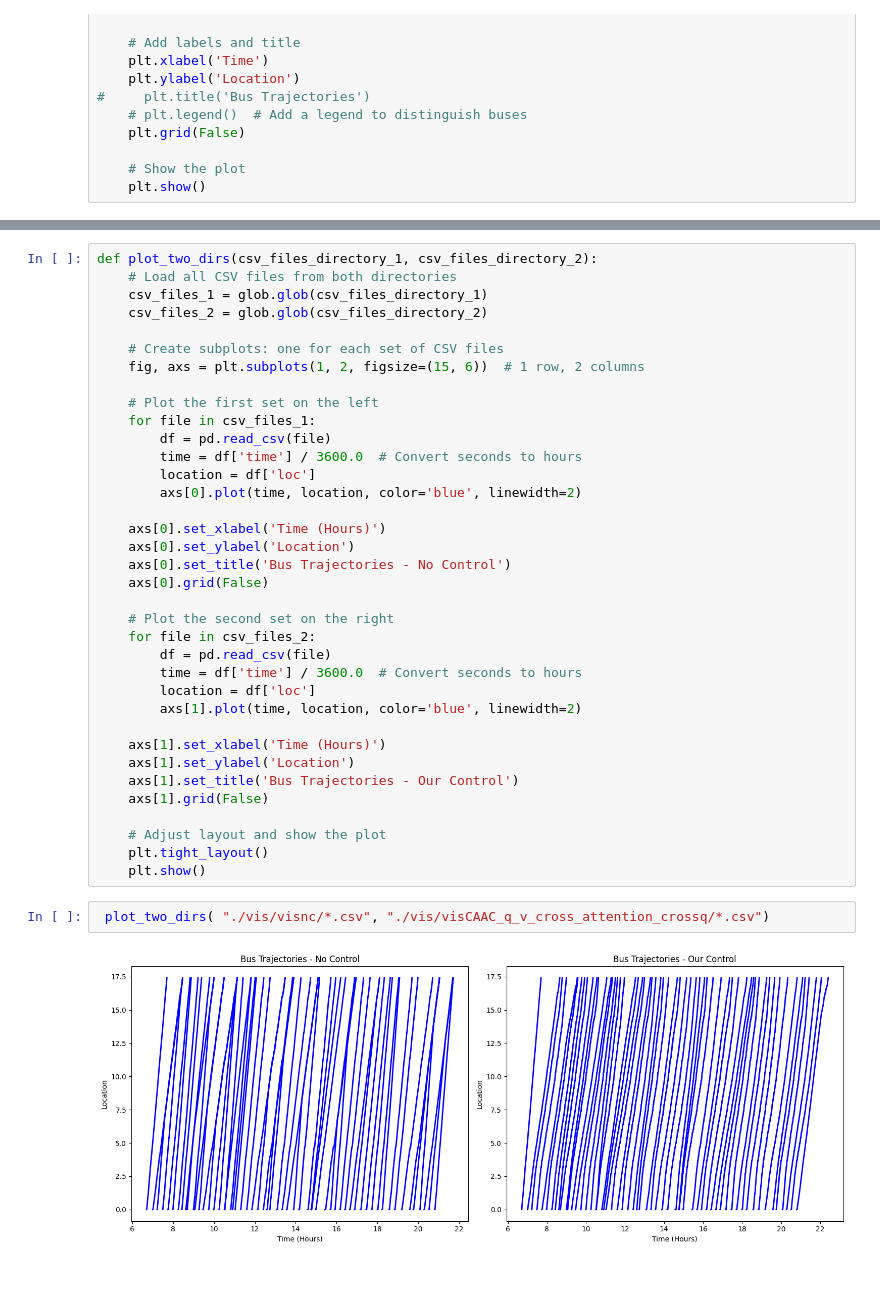
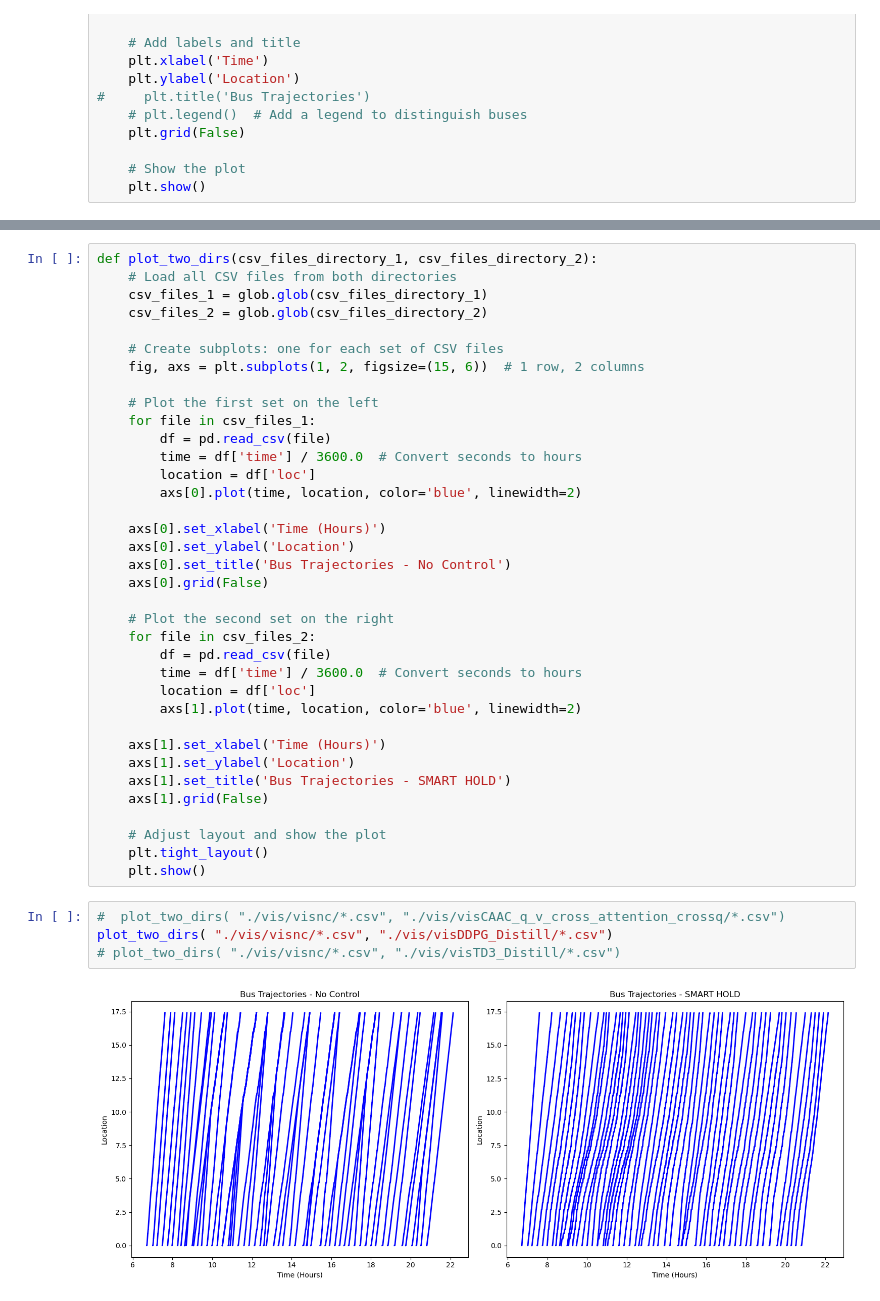
Before and after one commit to bonny2016/marl-bus-control, a Jupyter notebook: bus-trace.ipynb, the cells around one changed output, grey strips where cells are left out. Cells and saved outputs as stored; diff of their text form.

```diff
--- a/bus-trace.ipynb
+++ b/bus-trace.ipynb
@@ -75,13 +75,15 @@ def plot_two_dirs(csv_files_directory_1, csv_files_directory_2):
 
     axs[1].set_xlabel('Time (Hours)')
     axs[1].set_ylabel('Location')
-    axs[1].set_title('Bus Trajectories - Our Control')
+    axs[1].set_title('Bus Trajectories - SMART HOLD')
     axs[1].grid(False)
 
     # Adjust layout and show the plot
     plt.tight_layout()
     plt.show()
 # %%
- plot_two_dirs( "./vis/visnc/*.csv", "./vis/visCAAC_q_v_cross_attention_crossq/*.csv")
+#  plot_two_dirs( "./vis/visnc/*.csv", "./vis/visCAAC_q_v_cross_attention_crossq/*.csv")
+plot_two_dirs( "./vis/visnc/*.csv", "./vis/visDDPG_Distill/*.csv")
+# plot_two_dirs( "./vis/visnc/*.csv", "./vis/visTD3_Distill/*.csv")
 # %% [output]
-[figure, old version]
+[figure, new version]
```
Also changed, not shown: parts of 2 cells of this notebook, 1 other file.
